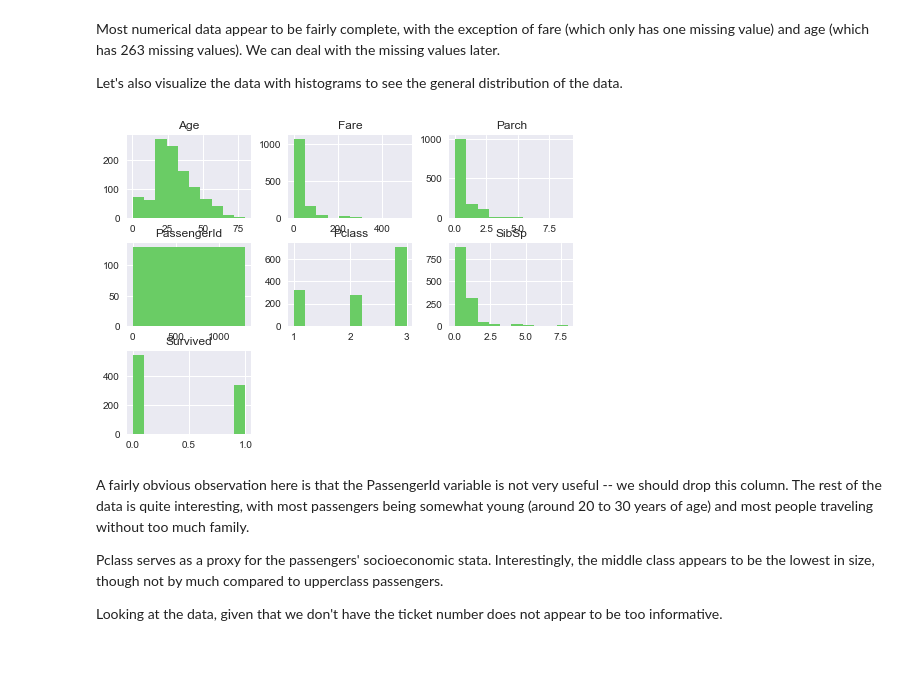
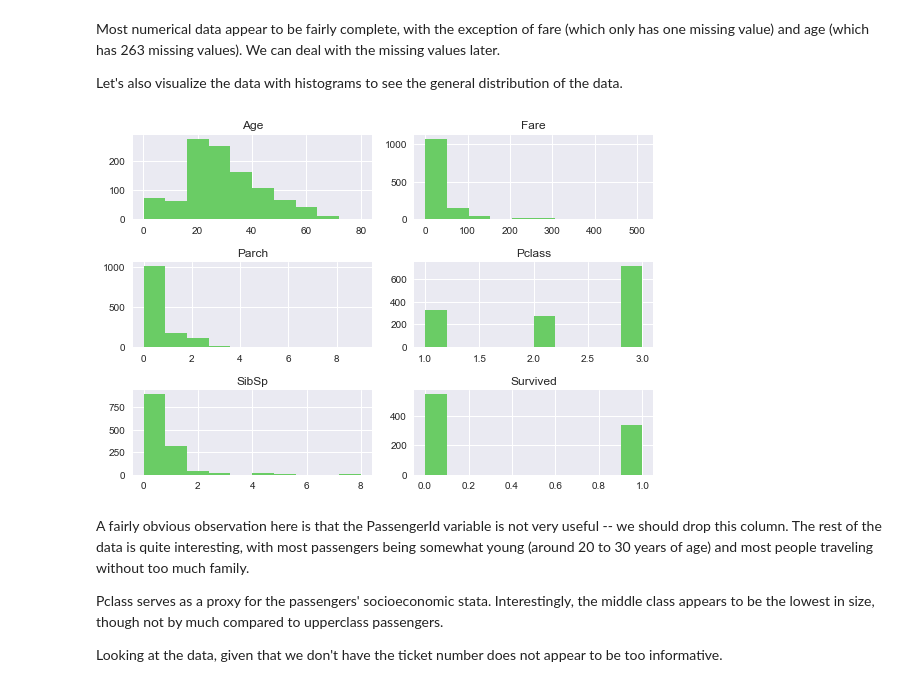
Before and after one commit to rayjustinhuang/Data-Analysis-and-Machine-Learning, a Jupyter notebook: Predicting Survival on the Titanic.ipynb, the cells around one changed output. Cells and saved outputs as stored; diff of their text form; code cells hidden in the pictures; blank space fills up the shorter version.

```diff
--- a/Predicting Survival on the Titanic.ipynb
+++ b/Predicting Survival on the Titanic.ipynb
@@ -86,10 +88,11 @@ Let's also visualize the data with histograms to see the general distribution of
 # %%
 # Generate histograms
 sns.set_color_codes('muted')
 total.hist(color='g')
+plt.tight_layout()
 plt.show()
 # %% [output]
-[figure, old version]
+[figure, new version]
 # %% [markdown]
 A fairly obvious observation here is that the PassengerId variable is not very useful -- we should drop this column. The rest of the data is quite interesting, with most passengers being somewhat young (around 20 to 30 years of age) and most people traveling without too much family.
 
```
Also changed, not shown: parts of 35 cells of this notebook.
